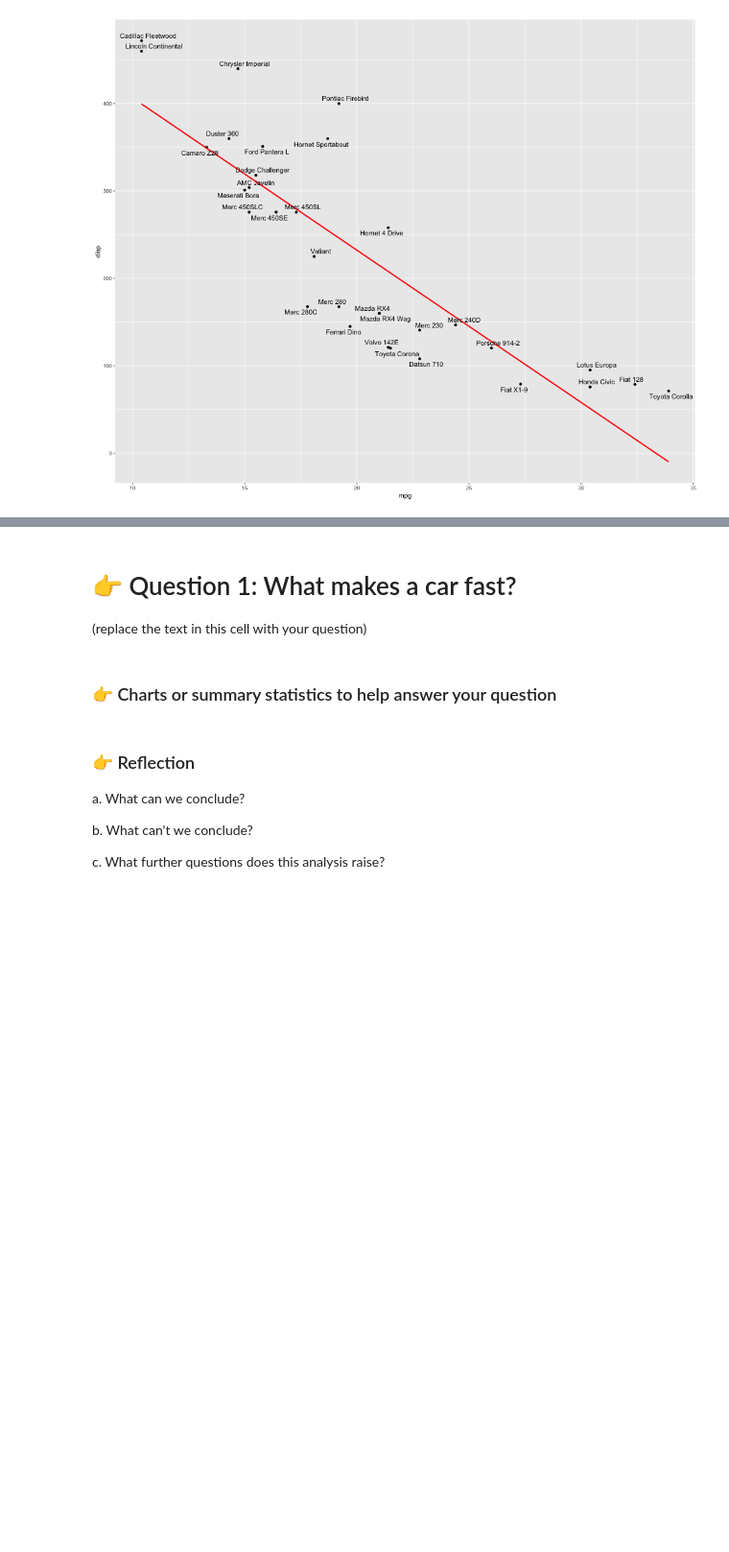
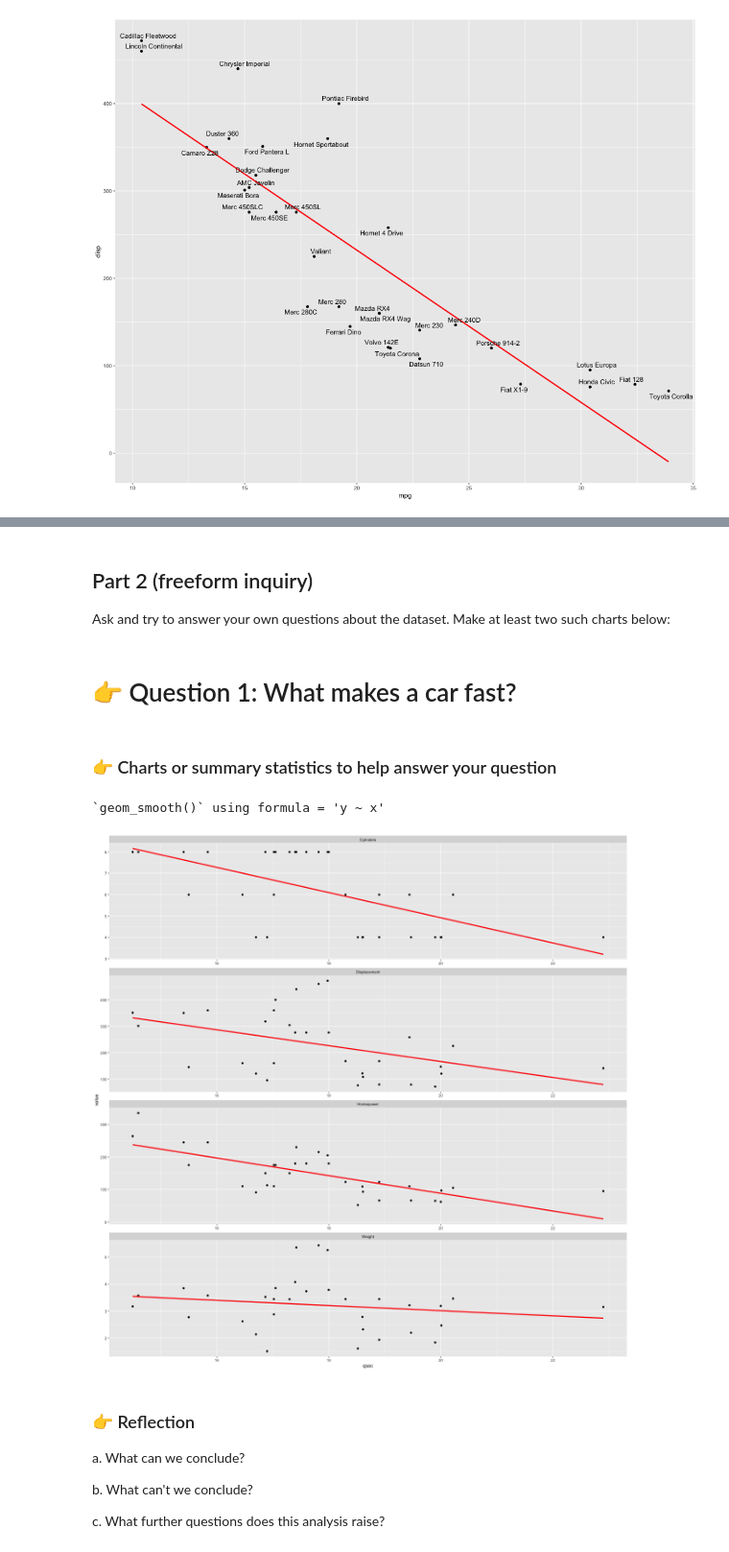
Before and after one commit to data4news-students/mtcars-exploratory-AhanPenkar, a Jupyter notebook: notebook.ipynb, the cells around one changed output, grey strips where cells are left out. Shown: that part at 96% size. Saved outputs shown, nothing was run; the diff lists cells and outputs as text; code cells hidden in the pictures; blank space fills up the shorter version.

```diff
--- a/notebook.ipynb
+++ b/notebook.ipynb
@@ -303,6 +301,7 @@ ggplot(to_plot, aes(x = mpg, y = value)) +
+# %% [markdown]
+## Part 2 (freeform inquiry)
+Ask and try to answer your own questions about the dataset. Make at least two such charts below:
 # %% [markdown]
 # 👉 Question 1: What makes a car fast?
-
-(replace the text in this cell with your question)
 # %% [markdown]
 ### 👉 Charts or summary statistics to help answer your question
@@ -313,3 +308,20 @@ ggplot(to_plot, aes(x = mpg, y = value)) +
+# %%
+%%R -w 1200 -h 1200
+#I want to stop wasting time and will make a facet wrap, thanks to Aisvarya, who told me how to do it.
+mtcars_long = mtcars %>% pivot_longer(!c(name,qsec), names_to = 'variable', values_to = 'value')
+#Over here I just want to facet wrap these variables
+for_fact <- c('disp', 'cyl', 'hp', 'wt')
+#Now we make the plot list
+to_plot <- mtcars_long %>% filter(variable %in% for_fact)
+#Now we make the plot
+
+ggplot(to_plot, aes(x = qsec, y = value)) +
+  geom_point() +
+  geom_smooth(colour = "red", method = "lm", se = FALSE, size = 1.2) +
+  facet_wrap(~variable, scales='free', ncol=1, labeller = labeller(variable = c("cyl" = "Cylinders", "disp" = "Displacement", "hp" = "Horsepower", "wt" = "Weight")))
+# %% [output]
+`geom_smooth()` using formula = 'y ~ x'
+[figure, added]
 # %% [markdown]
 ### 👉 Reflection
 
```
Also changed, not shown: parts of 3 cells of this notebook.
